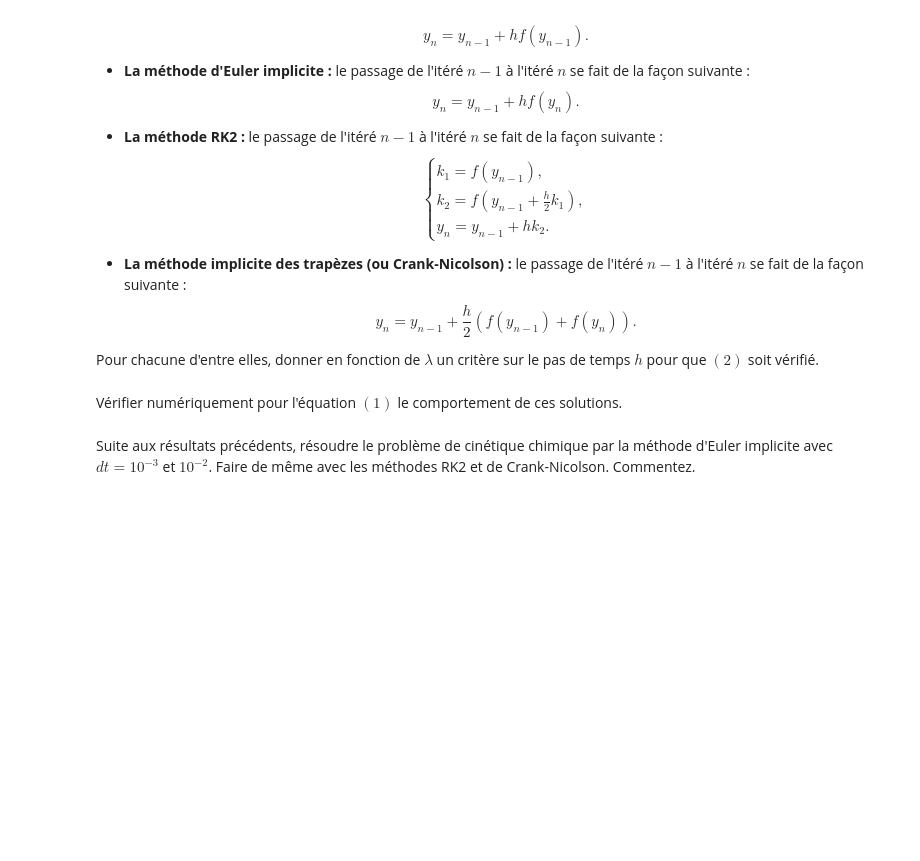
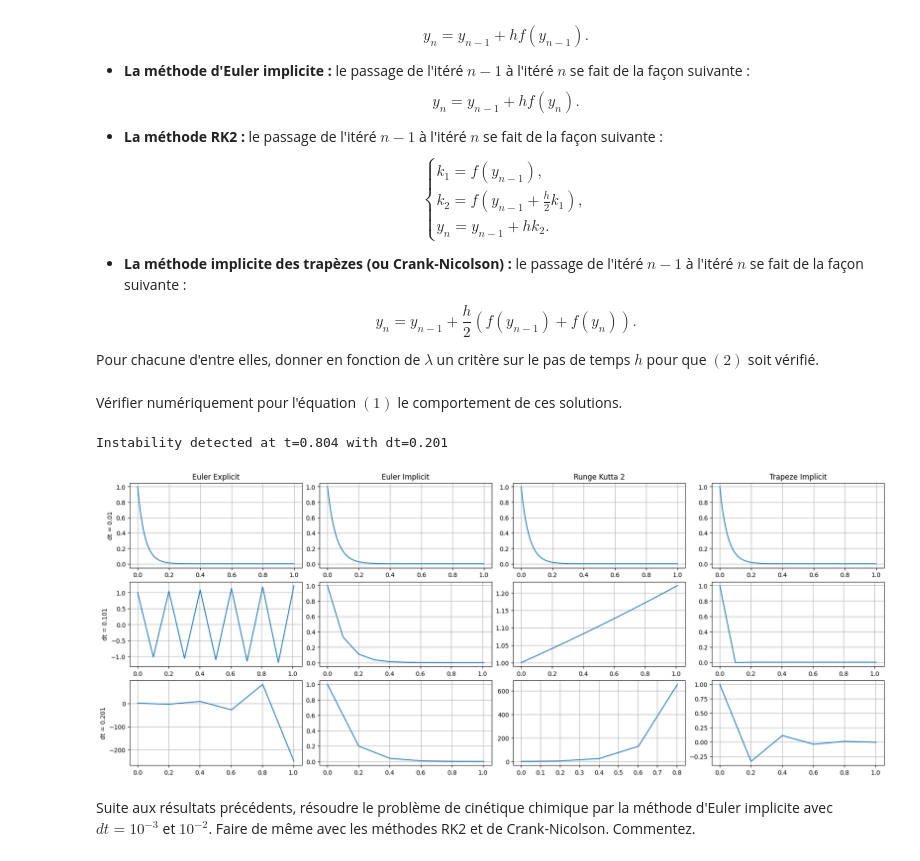
Before and after one commit to Tysonn2605/data-insat-tyson, a Jupyter notebook: notebooks/EDO-TP-2.ipynb, the cells around one changed output. Drawn from its saved outputs; the diff is of its cells as text; code cells hidden in the pictures; blank space fills up the shorter version.

```diff
--- a/notebooks/EDO-TP-2.ipynb
+++ b/notebooks/EDO-TP-2.ipynb
@@ -155,5 +180,81 @@ On considèrera les méthodes suivantes :
 Pour chacune d'entre elles, donner en fonction de $\lambda$ un critère sur le pas de temps $h$ pour que $(2)$ soit vérifié.
 # %% [markdown]
 Vérifier numériquement pour l'équation $(1)$ le comportement de ces solutions.
+# %%
+# Parameters
+l = 20
+
+# Schema
+def EulerExplicit(x, dt):
+    return (1 - l*dt) * x
+
+def EulerImplicit(x, dt):
+    return 1/(1 + l*dt) * x
+
+def RK2(x, dt):
+    k1 = -l * x
+    k2 = -l * (x + 0.5*dt*k1)
+    return x + dt*k2
+
+def TrapezeImplicit(x, dt):
+    return (2-l*dt)/(2+l*dt) * x
+
+def solve(init, dt, T, schema):
+    current_t = 0.0
+    current_X = init
+    history_t = [current_t]
+    history_X = [current_X]
+
+    while current_t < T:
+        current_X = schema(current_X, dt)
+
+        if np.max(np.abs(current_X)) > 1000:
+            print(f"Instability detected at t={current_t:.7} with dt={dt}")
+            break
+
+        current_t += dt
+
+        history_t.append(current_t)
+        history_X.append(current_X)
+
+
+    return np.array(history_X), np.array(history_t)
+
+
+dt = [1e-2, 1.01e-1, 2.01e-1]
+T = 1
+y_init = 1
+schema = [EulerExplicit, EulerImplicit, RK2, TrapezeImplicit]
+schema_name = ["Euler Explicit", "Euler Implicit", "Runge Kutta 2", "Trapeze Implicit"]
+
+datasets = []
+for row in range(len(dt)):
+    y_row = []
+    t_row = []
+    for col in range(len(schema)):
+        res_y, res_t = solve(y_init, dt[row], T, schema[col])
+        y_row.append(res_y)
+        t_row.append(res_t)
+    datasets.append((t_row, y_row))
+# %% [output]
+Instability detected at t=0.804 with dt=0.201
+# %%
+# Plot
+fig, axs = plt.subplots(len(dt), len(schema), figsize=(18, 7), constrained_layout=True)
+
+for col in range(len(schema)):
+    axs[0, col].set_title(schema_name[col])
+
+for row in range(len(dt)):
+    axs[row, 0].set_ylabel(f"dt = {dt[row]}")
+
+for row, (t_row, y_row) in enumerate(datasets):
+    for col, (t, y) in enumerate(zip(t_row, y_row)):
+        axs[row, col].plot(t, y)
+        axs[row, col].grid(True)
+
+plt.show()
+# %% [output]
+[figure, added]
 # %% [markdown]
 Suite aux résultats précédents, résoudre le problème de cinétique chimique par la méthode d'Euler implicite avec $dt=10^{-3}$ et $10^{-2}$. Faire de même avec les méthodes RK2 et de Crank-Nicolson. Commentez.
```
Also changed, not shown: parts of 2 cells of this notebook.
